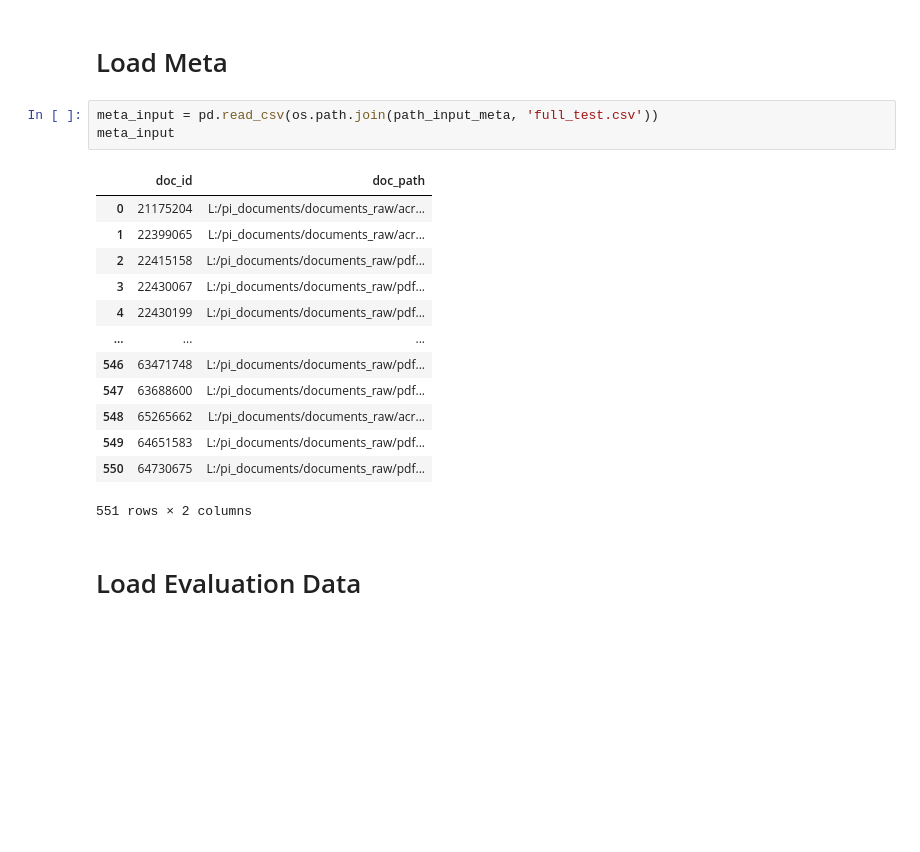
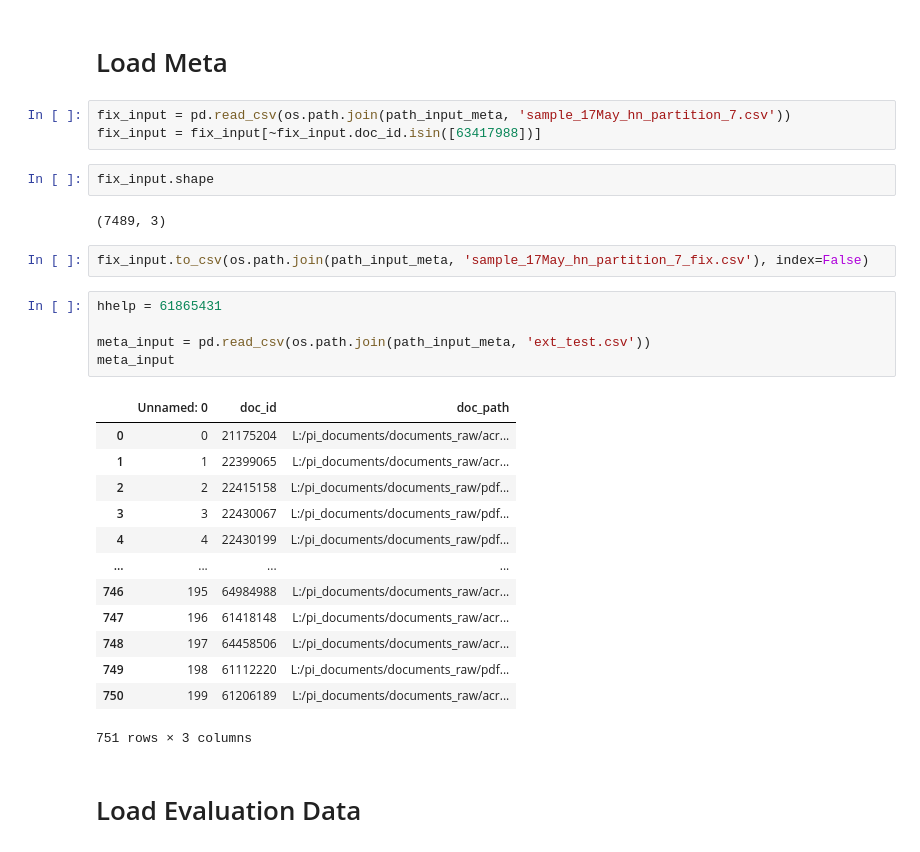
Before and after one commit to ilias-m-n/ExtractSectionsPDFs, a Jupyter notebook: ExtractorTester.ipynb, the cells around one changed output. Drawn from its saved outputs; the diff is of its cells as text; blank space fills up the shorter version.

```diff
--- a/ExtractorTester.ipynb
+++ b/ExtractorTester.ipynb
@@ -42,23 +39,34 @@ path_input_meta = os.path.join(path_data, 'input_meta')
 path_testing_meta = os.path.join(path_data, 'testing_meta')
 # %% [markdown]
 # Load Meta
+# %%
+fix_input = pd.read_csv(os.path.join(path_input_meta, 'sample_17May_hn_partition_7.csv'))
+fix_input = fix_input[~fix_input.doc_id.isin([63417988])]
+# %%
+fix_input.shape
+# %% [output]
+(7489, 3)
+# %%
+fix_input.to_csv(os.path.join(path_input_meta, 'sample_17May_hn_partition_7_fix.csv'), index=False)
 # %%
-meta_input = pd.read_csv(os.path.join(path_input_meta, 'full_test.csv'))
+hhelp = 61865431
+
+meta_input = pd.read_csv(os.path.join(path_input_meta, 'ext_test.csv'))
 meta_input
 # %% [output]
-|  | doc_id | doc_path |
-| 0 | 21175204 | L:/pi_documents/documents_raw/acr... |
-| 1 | 22399065 | L:/pi_documents/documents_raw/acr... |
-| 2 | 22415158 | L:/pi_documents/documents_raw/pdf... |
-| 3 | 22430067 | L:/pi_documents/documents_raw/pdf... |
-| 4 | 22430199 | L:/pi_documents/documents_raw/pdf... |
-| ... | ... | ... |
-| 546 | 63471748 | L:/pi_documents/documents_raw/pdf... |
-| 547 | 63688600 | L:/pi_documents/documents_raw/pdf... |
-| 548 | 65265662 | L:/pi_documents/documents_raw/acr... |
-| 549 | 64651583 | L:/pi_documents/documents_raw/pdf... |
-| 550 | 64730675 | L:/pi_documents/documents_raw/pdf... |
+|  | Unnamed: 0 | doc_id | doc_path |
+| 0 | 0 | 21175204 | L:/pi_documents/documents_raw/acr... |
+| 1 | 1 | 22399065 | L:/pi_documents/documents_raw/acr... |
+| 2 | 2 | 22415158 | L:/pi_documents/documents_raw/pdf... |
+| 3 | 3 | 22430067 | L:/pi_documents/documents_raw/pdf... |
+| 4 | 4 | 22430199 | L:/pi_documents/documents_raw/pdf... |
+| ... | ... | ... | ... |
+| 746 | 195 | 64984988 | L:/pi_documents/documents_raw/acr... |
+| 747 | 196 | 61418148 | L:/pi_documents/documents_raw/acr... |
+| 748 | 197 | 64458506 | L:/pi_documents/documents_raw/acr... |
+| 749 | 198 | 61112220 | L:/pi_documents/documents_raw/pdf... |
+| 750 | 199 | 61206189 | L:/pi_documents/documents_raw/acr... |
-551 rows × 2 columns
+751 rows × 3 columns
 # %% [markdown]
 # Load Evaluation Data
 # %%
```
Also changed, not shown: parts of 8 cells of this notebook, 3 other files.
